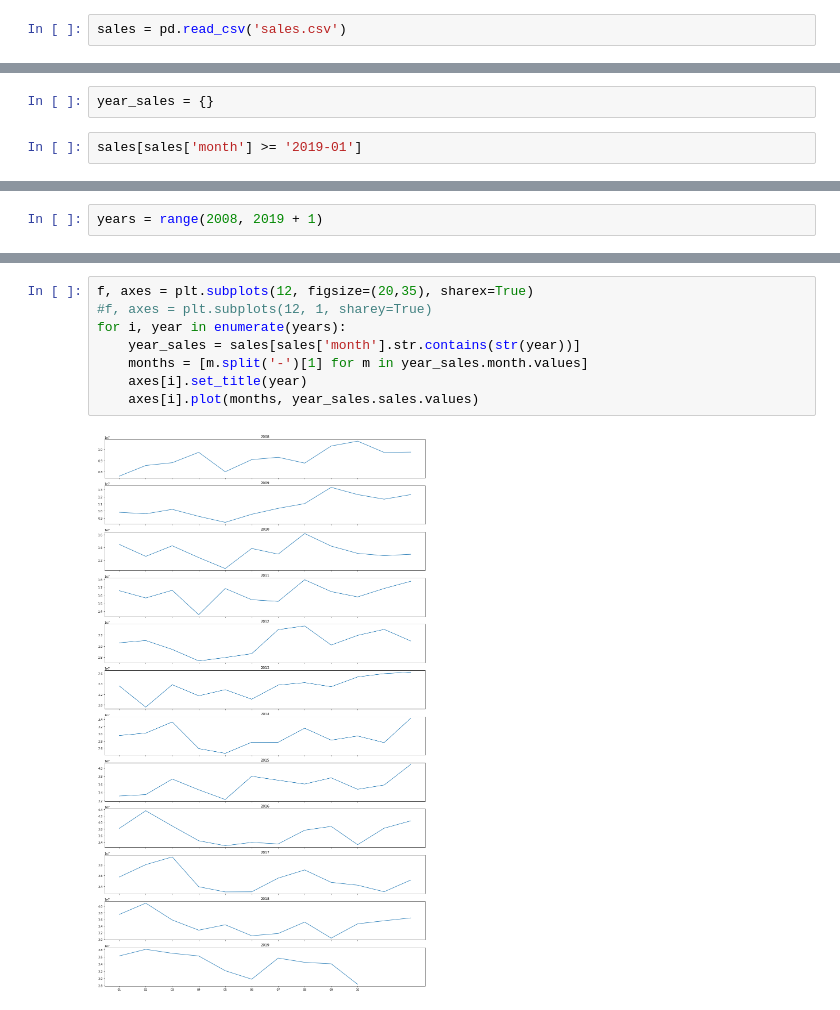
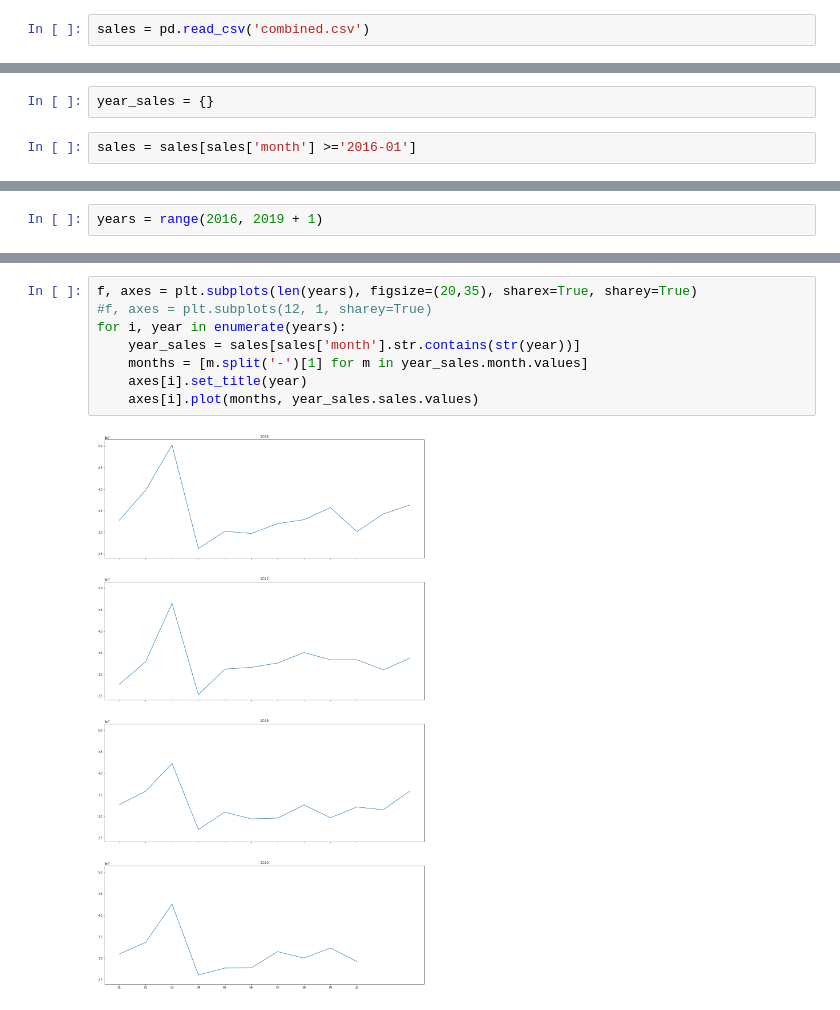
Before and after one commit to windyinwind/ML_sales_predict, a Jupyter notebook: Sales Pattern Analysis.ipynb, the cells around one changed output, grey strips where cells are left out. Drawn from its saved outputs; the diff is of its cells as text.

```diff
--- a/Sales Pattern Analysis.ipynb
+++ b/Sales Pattern Analysis.ipynb
@@ -5,7 +5,7 @@ import pandas as pd
 import matplotlib.pyplot as plt
 from sklearn.linear_model import LinearRegression
 # %%
-sales = pd.read_csv('sales.csv')
+sales = pd.read_csv('combined.csv')
 # %%
 sales.head()
 # %% [output]
@@ -18,4 +18,4 @@ sales.head()
 # %%
 year_sales = {}
 # %%
-sales[sales['month'] >= '2019-01']
+sales = sales[sales['month'] >='2016-01']
@@ -34,5 +22,5 @@ sales[sales['month'] >= '2019-01']
 # %%
-years = range(2008, 2019 + 1)
+years = range(2016, 2019 + 1)
 # %%
 sales[sales['month'].str.contains('2018')]
 # %% [output]
@@ -52,10 +40,10 @@ sales[sales['month'].str.contains('2018')]
 # %%
-f, axes = plt.subplots(12, figsize=(20,35), sharex=True)
+f, axes = plt.subplots(len(years), figsize=(20,35), sharex=True, sharey=True)
 #f, axes = plt.subplots(12, 1, sharey=True)
 for i, year in enumerate(years):
     year_sales = sales[sales['month'].str.contains(str(year))]
     months = [m.split('-')[1] for m in year_sales.month.values]
     axes[i].set_title(year)
     axes[i].plot(months, year_sales.sales.values)
 # %% [output]
-[figure, old version]
+[figure, new version]
```
Also changed, not shown: parts of 12 cells of this notebook, 2 other files.
